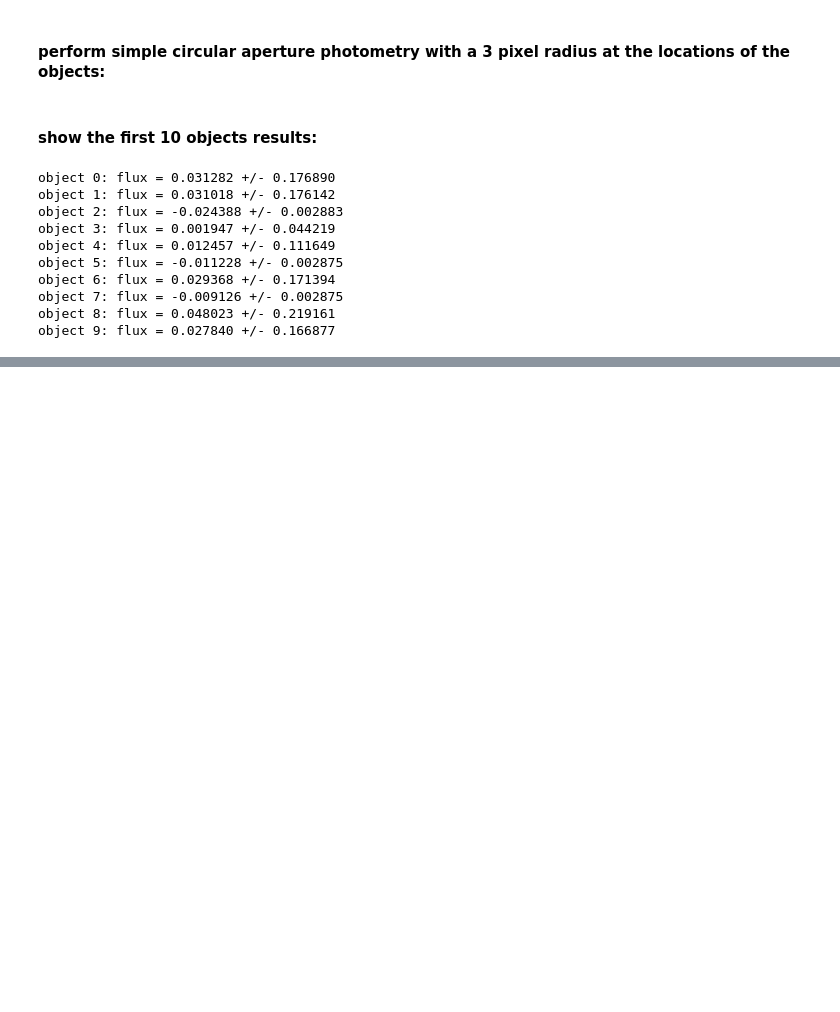
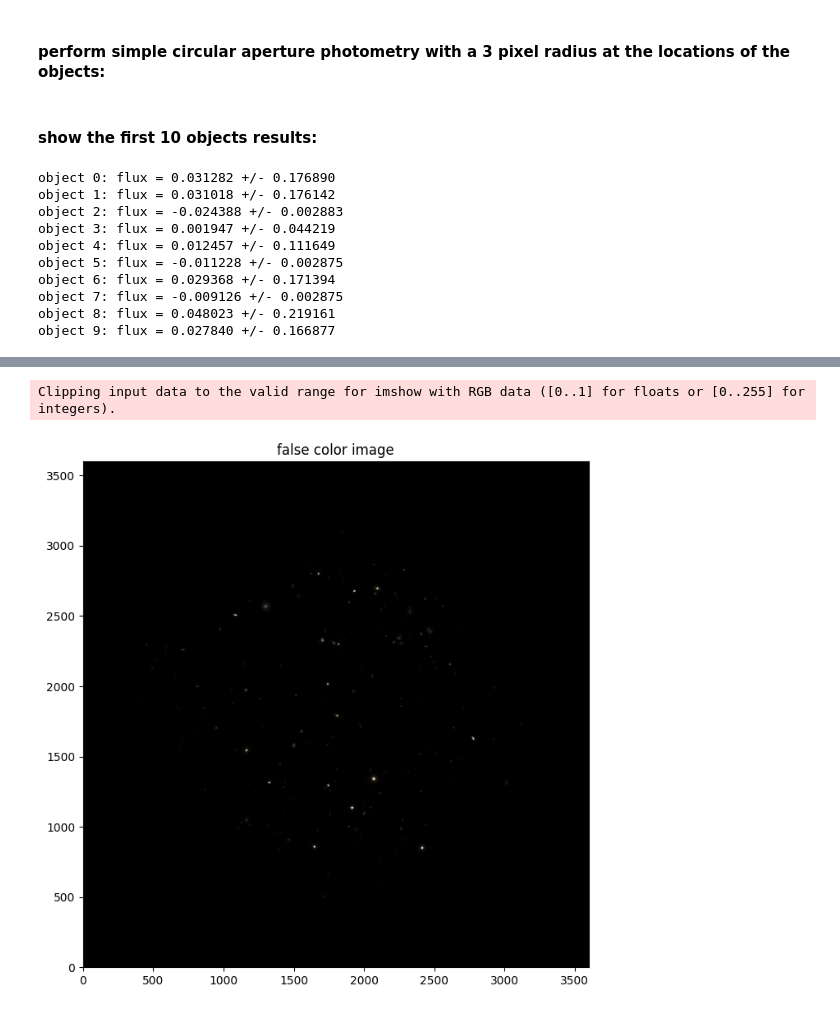
Before and after one commit to ljcui1/ASTR19-Final-Project, a Jupyter notebook: HUDF.ipynb, the cells around one changed output, grey strips where cells are left out. Drawn from its saved outputs; the diff is of its cells as text; code cells hidden in the pictures; blank space fills up the shorter version.

```diff
--- a/HUDF.ipynb
+++ b/HUDF.ipynb
@@ -157,0 +184,16 @@ plt.show()
+# %%
+#loading fits representing rgb
+red_f160w = ast.getdata("hlsp_hudf12_hst_wfc3ir_udfmain_f160w_v1.0_drz.fits")
+green_f125w = ast.getdata("hlsp_hudf12_hst_wfc3ir_udfmain_f125w_v1.0_drz.fits")
+blue_f105w = ast.getdata("hlsp_hudf12_hst_wfc3ir_udfmain_f105w_v1.0_drz.fits")
+
+rgb_img = np.stack([red_f160w, green_f125w, blue_f105w], axis = -1)
+
+#display
+plt.imshow(rgb_img, origin = "lower")
+plt.title("false color image")
+plt.savefig("HUDF_falsecolor.png", bbox_inches = "tight", dpi = 400)
+plt.show()
+# %% [output]
+Clipping input data to the valid range for imshow with RGB data ([0..1] for floats or [0..255] for integers).
+[figure, added]
```
Also changed, not shown: parts of 3 cells of this notebook, 4 other files.
